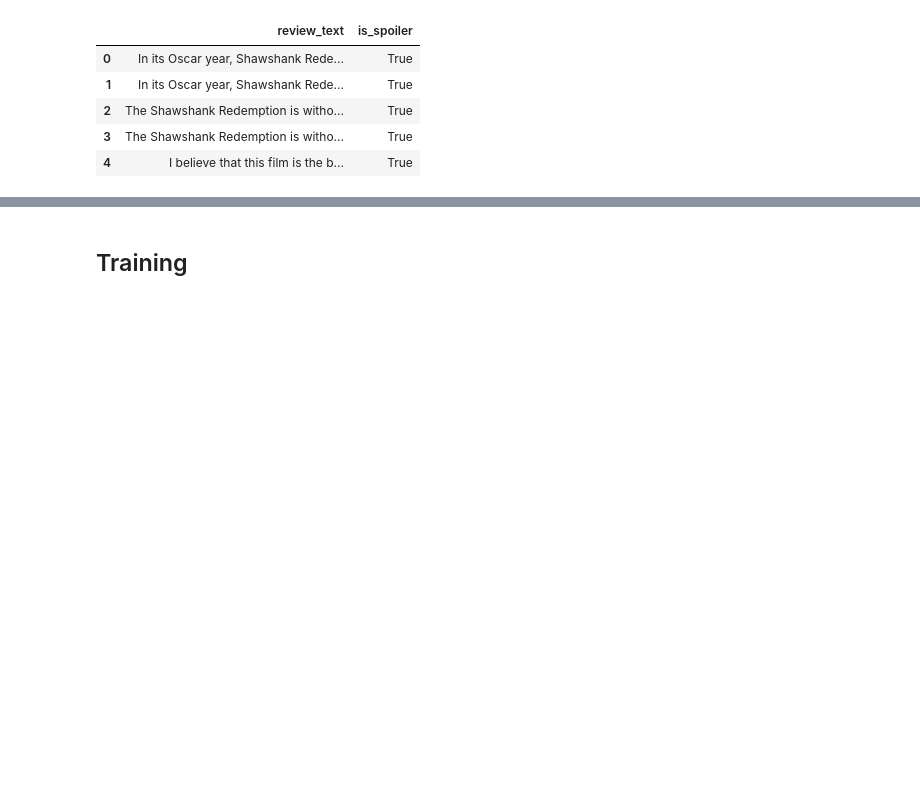
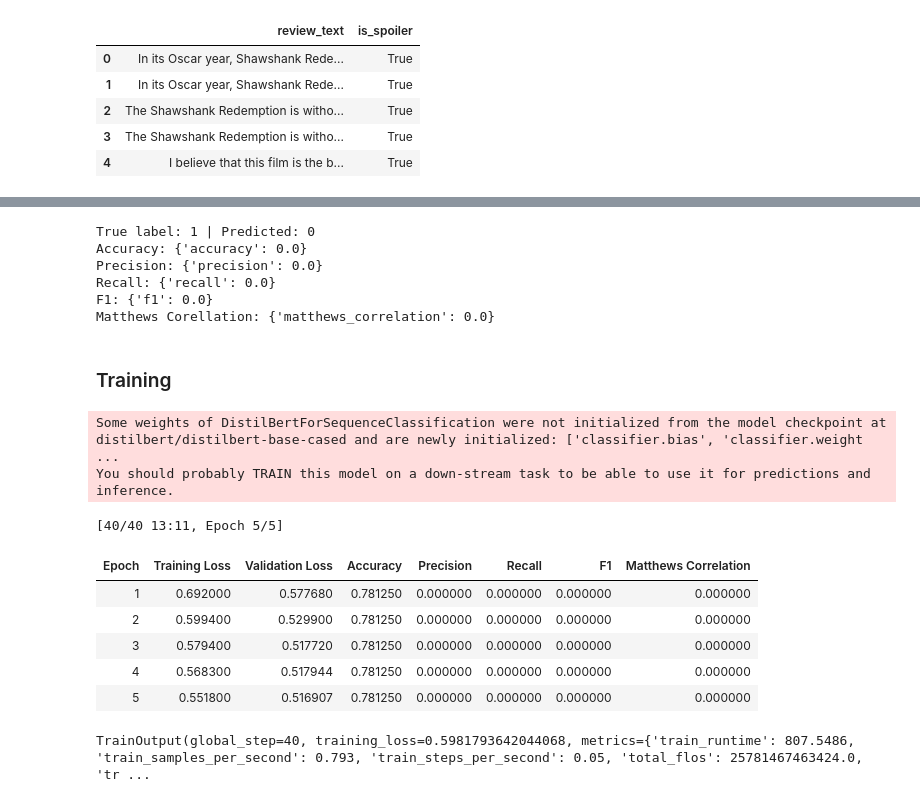
Before and after one commit to Saputoa21/Applied_ML_Spoiler_Detection_Group_Project_2025, a Jupyter notebook: Copy_of_Transformers.ipynb, the cells around one changed output, grey strips where cells are left out. Cells and saved outputs as stored; diff of their text form; code cells hidden in the pictures; blank space fills up the shorter version.

```diff
--- a/Copy_of_Transformers.ipynb
+++ b/Copy_of_Transformers.ipynb
@@ -291,0 +342,4 @@ KeyError: "Column train not in the dataset. Current columns in the dataset: ['re
+# %%
+outputs = classifier(test_review)
+
+print(outputs)
@@ -292,5 +411,26 @@ KeyError: "Column train not in the dataset. Current columns in the dataset: ['re
+# %%
+# 5. Compute metrics
+accuracy_score = accuracy_metric.compute(predictions=predictions, references=true_label)
+precision_score = precision_metric.compute(predictions=predictions, references=true_label)
+recall_score = recall_metric.compute(predictions=predictions, references=true_label)
+f1_score = f1_metric.compute(predictions=predictions, references=true_label)
+matthews_score = matthews_metric.compute(predictions=predictions, references=true_label)
+
+print(f"True label: {true_label.item()} | Predicted: {predictions.item()}")
+print(f"Accuracy: {accuracy_score}")
+print(f"Precision: {precision_score}")
+print(f"Recall: {recall_score}")
+print(f"F1: {f1_score}")
+print(f"Matthews Corellation: {matthews_score}")
+# %% [output]
+True label: 1 | Predicted: 0
+Accuracy: {'accuracy': 0.0}
+Precision: {'precision': 0.0}
+Recall: {'recall': 0.0}
+F1: {'f1': 0.0}
+Matthews Corellation: {'matthews_correlation': 0.0}
 # %% [markdown]
-## Training
+### Training
 # %%
 import numpy as np
 from transformers import TrainingArguments, Trainer
@@ -298,8 +438,7 @@ from transformers import AutoModelForSequenceClassification
 
 # distilbert_model = DistilBertModel.from_pretrained("distilbert-base-cased", num_labels=2)
 
-model = AutoModelForSequenceClassification.from_pretrained('distilbert/distilbert-base-cased', num_labels=2)
-
+distilbert_model = AutoModelForSequenceClassification.from_pretrained('distilbert/distilbert-base-cased', num_labels=2)
 
 arguments = TrainingArguments(
     output_dir="/content/drive/MyDrive/Colab Notebooks/sample_cl_trainer", #change it if you want to store models somewhere else
@@ -319,19 +458,34 @@ arguments = TrainingArguments(
 def compute_metrics(eval_pred):
     logits, labels = eval_pred
     predictions = np.argmax(logits, axis=-1)
-    return accuracy_metric.compute(predictions=predictions, references=labels),
-    precision_metric.compute(predictions=predictions, references=labels),
-    f1_metric.compute(predictions=predictions, references=labels),
-    recall_metric.compute(predictions=predictions, references=labels),
-    matthews_metric.compute(predictions=predictions, references=labels)
+    return {
+        "accuracy": accuracy_metric.compute(predictions=predictions, references=labels)["accuracy"],
+        "precision": precision_metric.compute(predictions=predictions, references=labels)["precision"],
+        "recall": recall_metric.compute(predictions=predictions, references=labels)["recall"],
+        "f1": f1_metric.compute(predictions=predictions, references=labels)["f1"],
+        "matthews_correlation": matthews_metric.compute(predictions=predictions, references=labels)["matthews_correlation"]}
 
 
 trainer = Trainer(
-    model=model,
+    model=distilbert_model,
     args=arguments,
     train_dataset=small_tokenized_dataset['train'],
-    eval_dataset=small_tokenized_dataset['val'], # change to test when you do your final evaluation!
-    processing_class=distilbert_tokenizer, #cahnge it for your tokenizer from previous cells
+    eval_dataset=small_tokenized_dataset['val'], #change to test for final step
+    tokenizer=distilbert_tokenizer,  # Optional, only if needed
     data_collator=data_collator,
     compute_metrics=compute_metrics
 )
+# %% [output]
+Some weights of DistilBertForSequenceClassification were not initialized from the model checkpoint at distilbert/distilbert-base-cased and are newly initialized: ['classifier.bias', 'classifier.weight ...
+You should probably TRAIN this model on a down-stream task to be able to use it for predictions and inference.
+# %%
+trainer.train()
+# %% [output]
+[40/40 13:11, Epoch 5/5]
+| Epoch | Training Loss | Validation Loss | Accuracy | Precision | Recall | F1 | Matthews Correlation |
+| 1 | 0.692000 | 0.577680 | 0.781250 | 0.000000 | 0.000000 | 0.000000 | 0.000000 |
+| 2 | 0.599400 | 0.529900 | 0.781250 | 0.000000 | 0.000000 | 0.000000 | 0.000000 |
+| 3 | 0.579400 | 0.517720 | 0.781250 | 0.000000 | 0.000000 | 0.000000 | 0.000000 |
+| 4 | 0.568300 | 0.517944 | 0.781250 | 0.000000 | 0.000000 | 0.000000 | 0.000000 |
+| 5 | 0.551800 | 0.516907 | 0.781250 | 0.000000 | 0.000000 | 0.000000 | 0.000000 |
+TrainOutput(global_step=40, training_loss=0.5981793642044068, metrics={'train_runtime': 807.5486, 'train_samples_per_second': 0.793, 'train_steps_per_second': 0.05, 'total_flos': 25781467463424.0, 'tr ...
```
Also changed, not shown: parts of 48 cells of this notebook.
